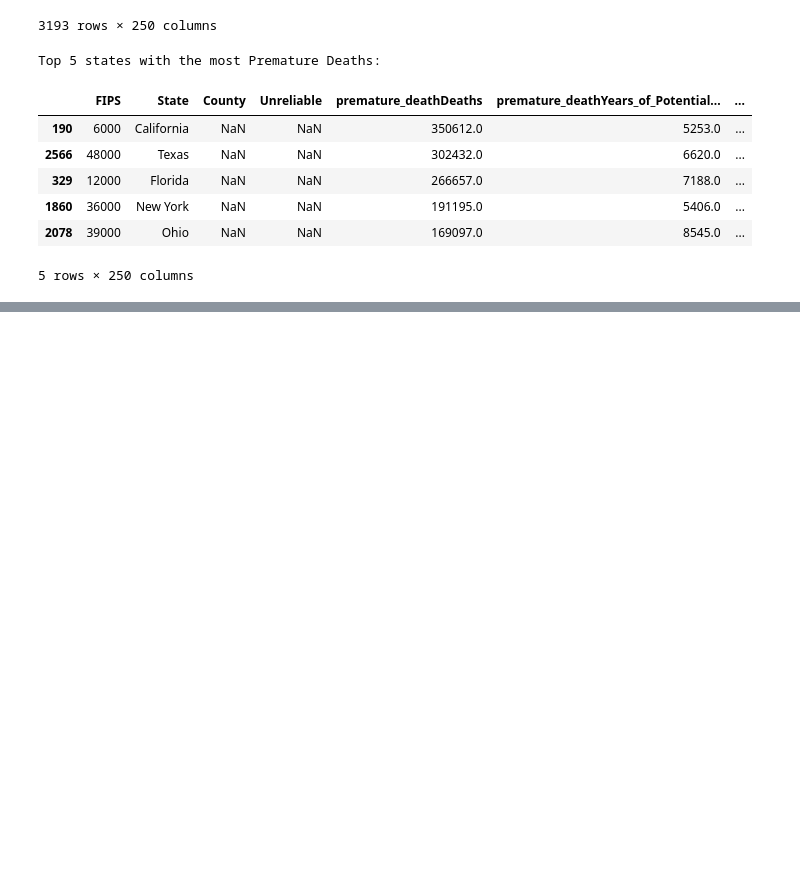
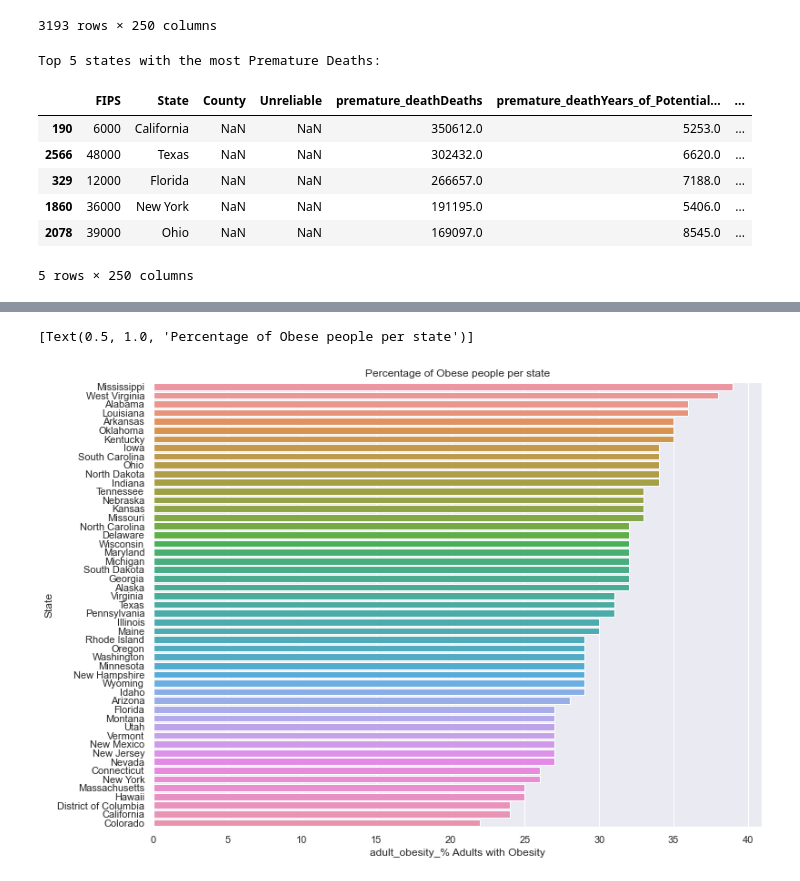
Before and after one commit to s180820/SOCANVIS, a Jupyter notebook: Notebooks/Statistics.ipynb, the cells around one changed output, grey strips where cells are left out. Drawn from its saved outputs; the diff is of its cells as text; code cells hidden in the pictures; blank space fills up the shorter version.

```diff
--- a/Notebooks/Statistics.ipynb
+++ b/Notebooks/Statistics.ipynb
@@ -73,0 +74,5 @@ FastFood.groupby(['province']).count().reset_index()
+# %%
+sns.barplot(data=States.sort_values('adult_obesity_% Adults with Obesity',ascending=False), y='State', x='adult_obesity_% Adults with Obesity').set(title='Percentage of Obese people per state')
+# %% [output]
+[Text(0.5, 1.0, 'Percentage of Obese people per state')]
+[figure, added]
```
Also changed, not shown: parts of 4 cells of this notebook, 4 other files.
